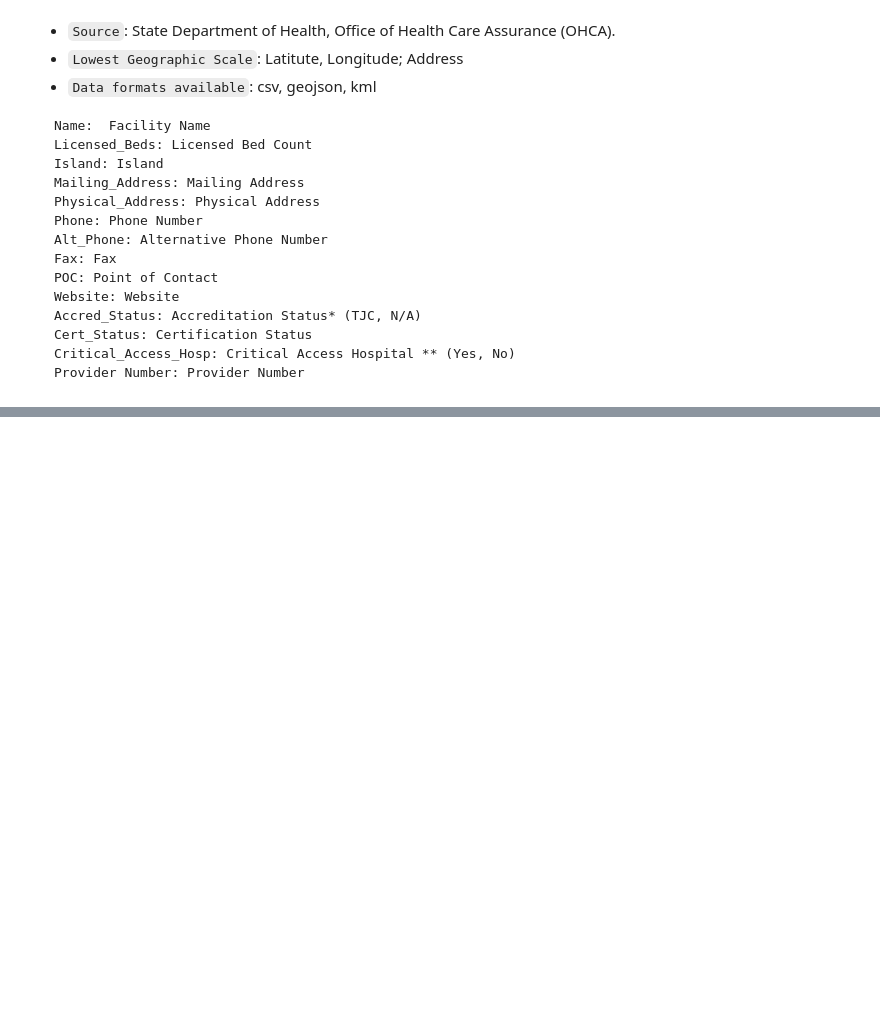
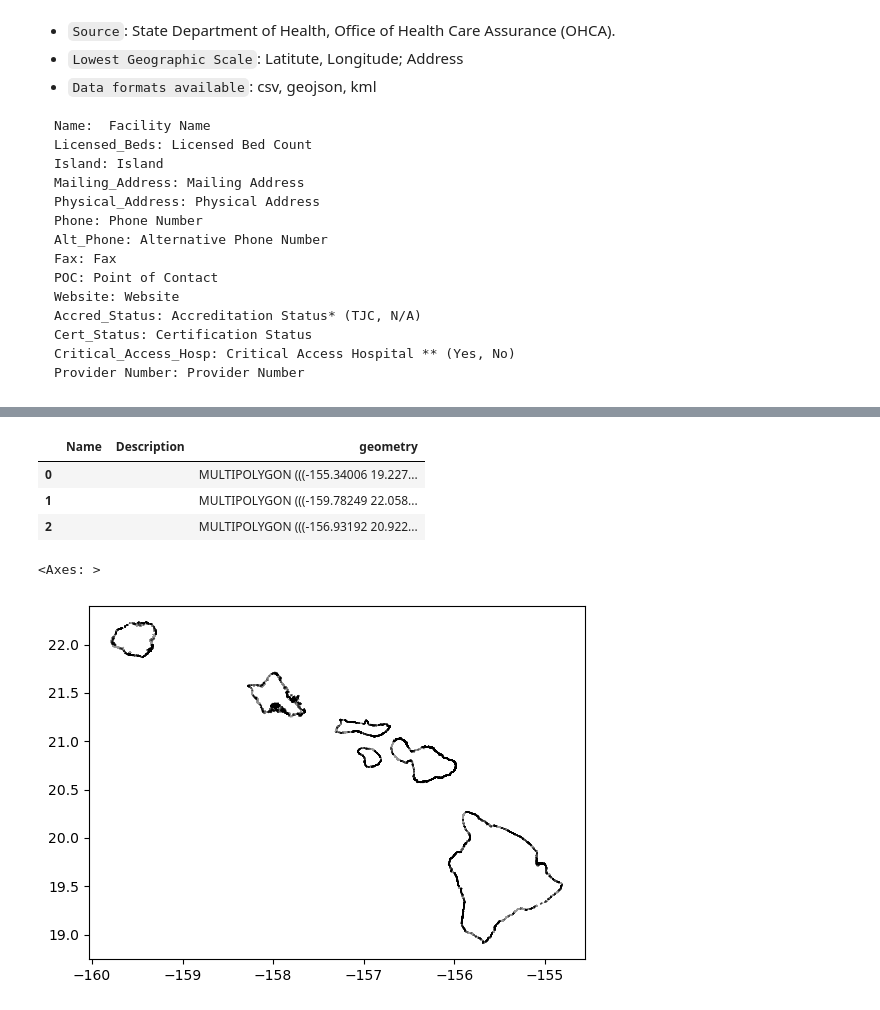
Before and after one commit to mahdi-b/Kanehekili, a Jupyter notebook: Current datasets.ipynb, the cells around one changed output, grey strips where cells are left out. Saved outputs shown, nothing was run; the diff lists cells and outputs as text; code cells hidden in the pictures; blank space fills up the shorter version.

```diff
--- a/Current datasets.ipynb
+++ b/Current datasets.ipynb
@@ -3,3 +10,8 @@ import pandas as pd
+# %%
+#Import KML Driver
+#gpd.io.file.fiona.drvsupport.supported_drivers['KML'] = 'rw'
+#supported_drivers['LIBKML'] = 'rw'
+gpd.io.file.fiona.drvsupport.supported_drivers['KML'] = 'rw'
 # %% [markdown]
 ### Hospitals Data
 
@@ -41,0 +266,14 @@ data.head(3)
+# %%
+data7 = gpd.read_file('data/sea_level_rise_exposure/1.1ft/SLR_Exposure_Area_-_1.1_Ft._Scenario.kml')
+data7.head(3)
+# %% [output]
+|  | Name | Description | geometry |
+| 0 |  |  | MULTIPOLYGON (((-155.34006 19.227... |
+| 1 |  |  | MULTIPOLYGON (((-159.78249 22.058... |
+| 2 |  |  | MULTIPOLYGON (((-156.93192 20.922... |
+# %%
+data8 = gpd.read_file('data/sea_level_rise_exposure/1.1ft/SLR_Exposure_Area_-_1.1_Ft._Scenario_ShapeFile')
+data8.plot(alpha=.4, color='gray', edgecolor='black')
+# %% [output]
+<Axes: >
+[figure, added]
```
Also changed, not shown: parts of 35 cells of this notebook.
